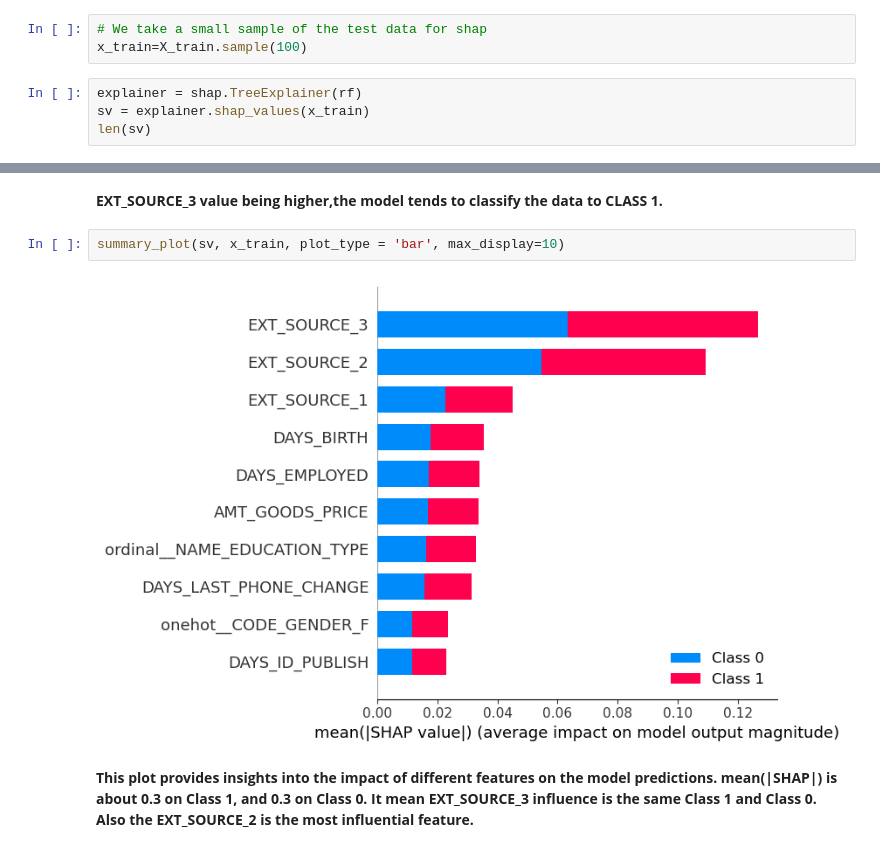
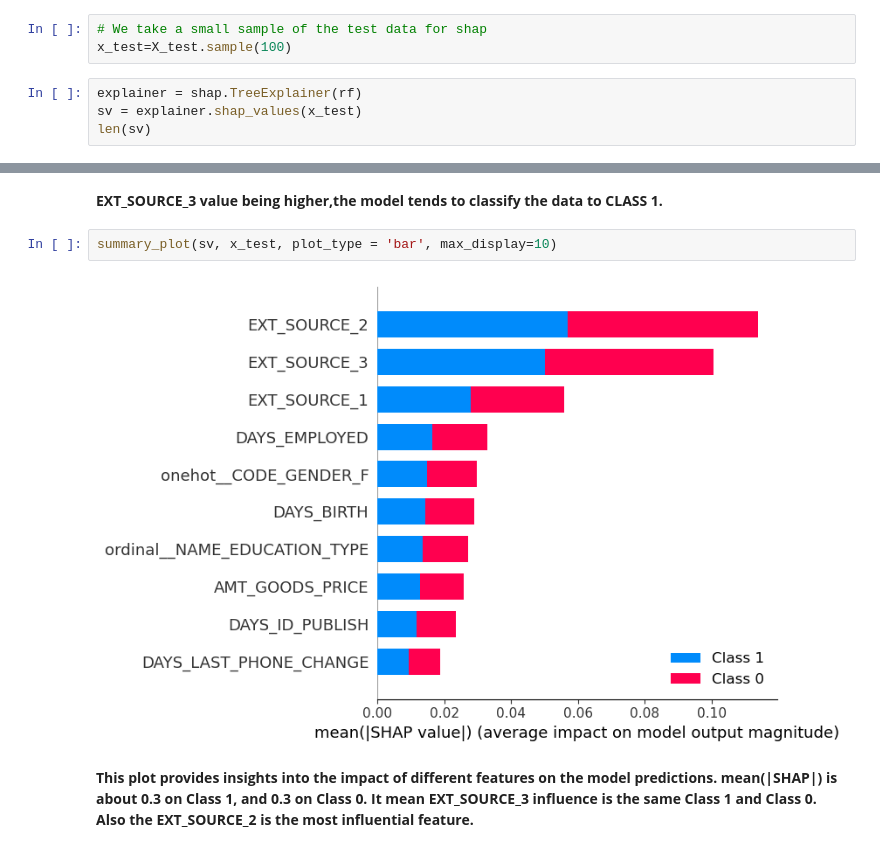
Before and after one commit to santra11/Credit-Scoring, a Jupyter notebook: scoringcredit.ipynb, the cells around one changed output, grey strips where cells are left out. Drawn from its saved outputs; the diff is of its cells as text.

```diff
--- a/scoringcredit.ipynb
+++ b/scoringcredit.ipynb
@@ -1161,10 +1161,10 @@ Recall for Random Forest: 0.6597856292179436
 **SHAP shows the contribution or the importance of each feature on the prediction of the model, it does not evaluate the quality of the prediction itself.**
 # %%
 # We take a small sample of the test data for shap
-x_train=X_train.sample(100)
+x_test=X_test.sample(100)
 # %%
 explainer = shap.TreeExplainer(rf)
-sv = explainer.shap_values(x_train)
+sv = explainer.shap_values(x_test)
 len(sv)
 # %% [output]
 2
@@ -1181,9 +1181,9 @@ summary_plot(sv[1], x_train, max_display=5)
 # %% [markdown]
 **EXT_SOURCE_3 value being higher,the model tends to classify the data to CLASS 1.**
 # %%
-summary_plot(sv, x_train, plot_type = 'bar', max_display=10)
+summary_plot(sv, x_test, plot_type = 'bar', max_display=10)
 # %% [output]
-[figure, old version]
+[figure, new version]
 # %% [markdown]
 **This plot provides insights into the impact of different features on the model predictions. mean(|SHAP|) is about 0.3 on Class 1, and 0.3 on Class 0. It mean EXT_SOURCE_3 influence is the same Class 1 and Class 0. Also the EXT_SOURCE_2 is the most influential feature.**
 # %% [markdown]
```
Also changed, not shown: parts of 32 cells of this notebook.
